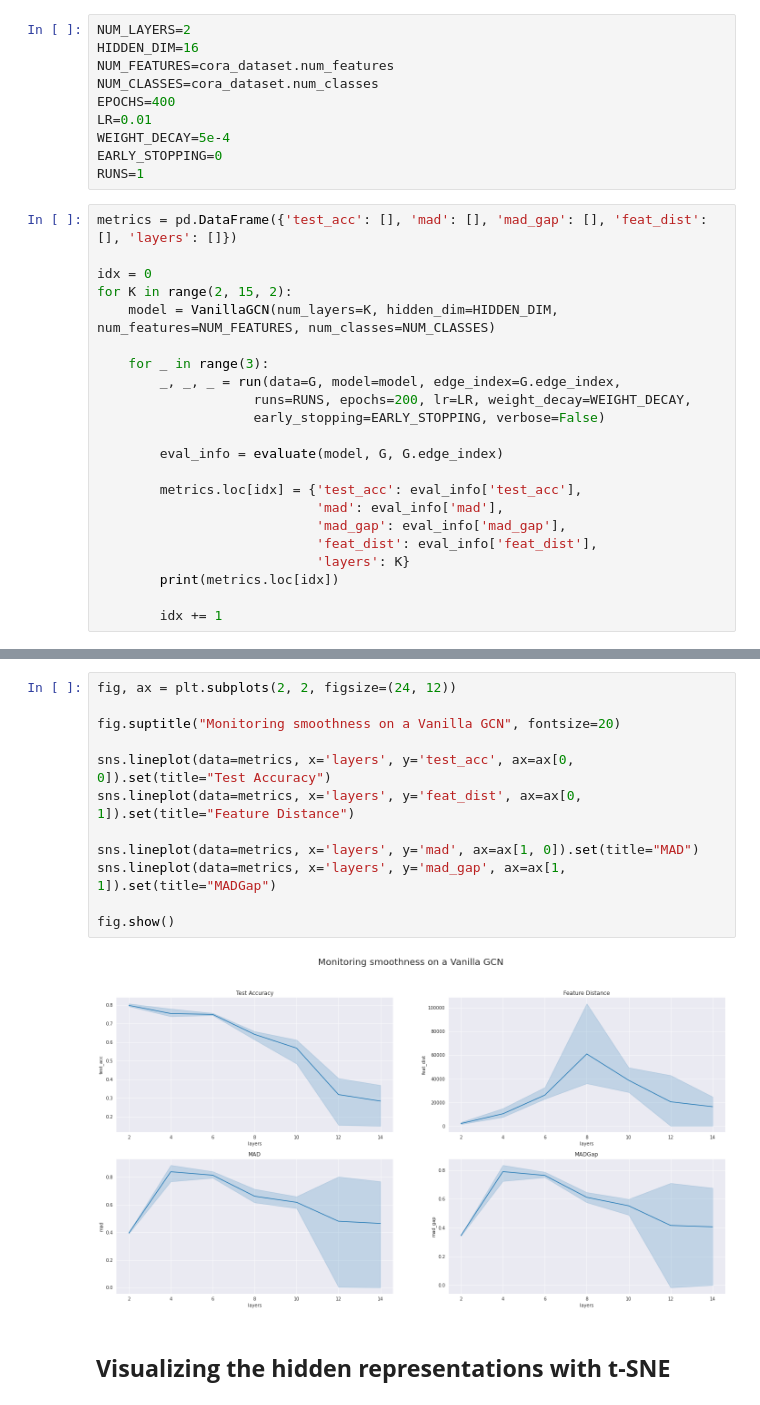
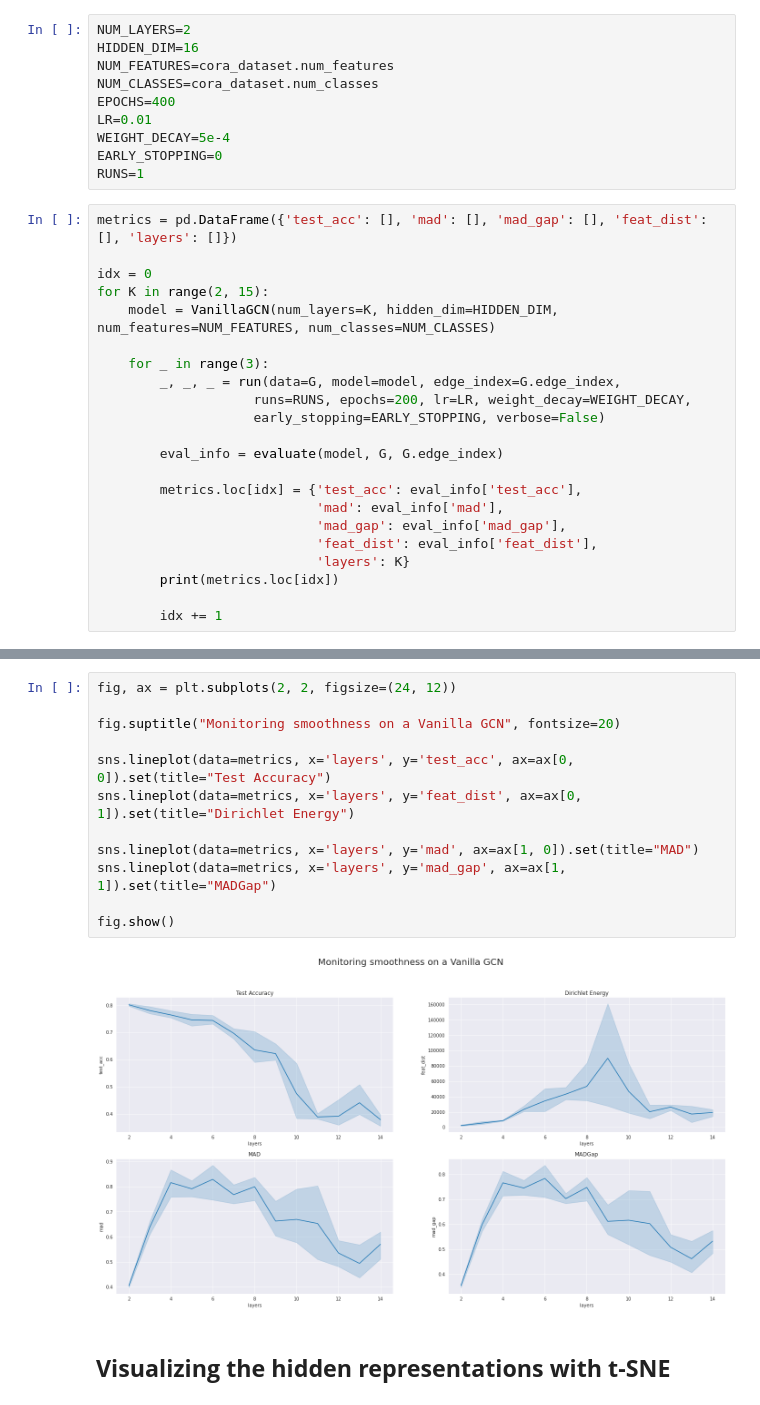
Before and after one commit to achrafash/gnn-receptive-fields, a Jupyter notebook: 03_smoothing_metrics.ipynb, the cells around one changed output, grey strips where cells are left out. Cells and saved outputs as stored; diff of their text form.

```diff
--- a/03_smoothing_metrics.ipynb
+++ b/03_smoothing_metrics.ipynb
@@ -315,7 +315,7 @@ RUNS=1
 metrics = pd.DataFrame({'test_acc': [], 'mad': [], 'mad_gap': [], 'feat_dist': [], 'layers': []})
 
 idx = 0
-for K in range(2, 15, 2):
+for K in range(2, 15):
     model = VanillaGCN(num_layers=K, hidden_dim=HIDDEN_DIM, num_features=NUM_FEATURES, num_classes=NUM_CLASSES)
 
     for _ in range(3):
@@ -336,17 +354,17 @@ for K in range(2, 15, 2):
 # %%
 fig, ax = plt.subplots(2, 2, figsize=(24, 12))
 
 fig.suptitle("Monitoring smoothness on a Vanilla GCN", fontsize=20)
 
 sns.lineplot(data=metrics, x='layers', y='test_acc', ax=ax[0, 0]).set(title="Test Accuracy")
-sns.lineplot(data=metrics, x='layers', y='feat_dist', ax=ax[0, 1]).set(title="Feature Distance")
+sns.lineplot(data=metrics, x='layers', y='feat_dist', ax=ax[0, 1]).set(title="Dirichlet Energy")
 
 sns.lineplot(data=metrics, x='layers', y='mad', ax=ax[1, 0]).set(title="MAD")
 sns.lineplot(data=metrics, x='layers', y='mad_gap', ax=ax[1, 1]).set(title="MADGap")
 
 fig.show()
 # %% [output]
-[figure, old version]
+[figure, new version]
 # %% [markdown]
 ## **Visualizing the hidden representations with t-SNE**
 # %%
```
Also changed, not shown: parts of 16 cells of this notebook.
